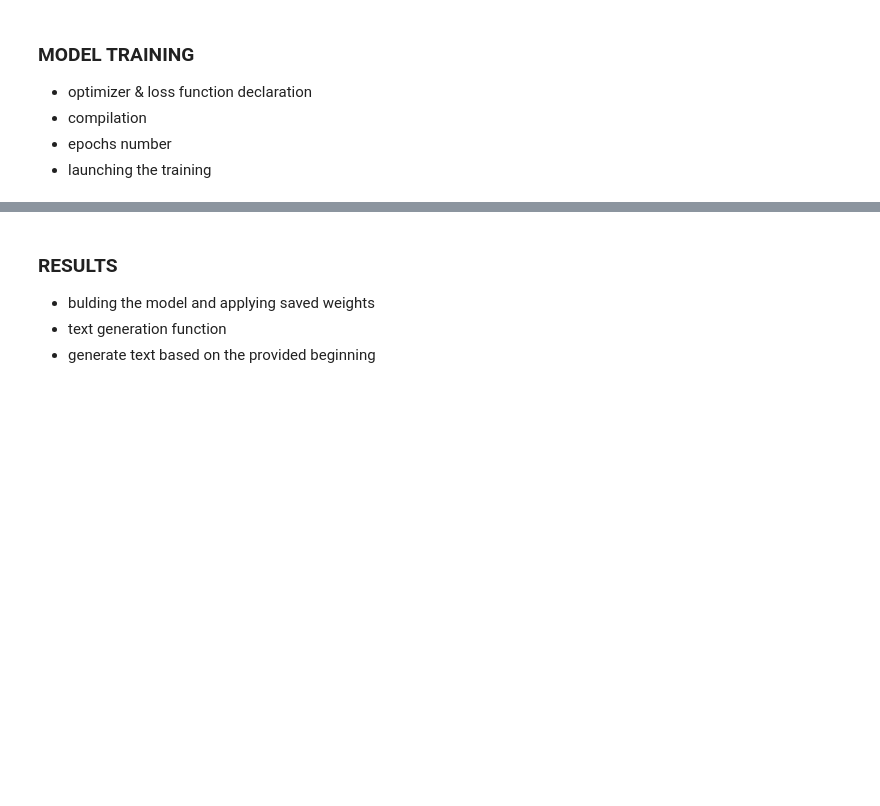
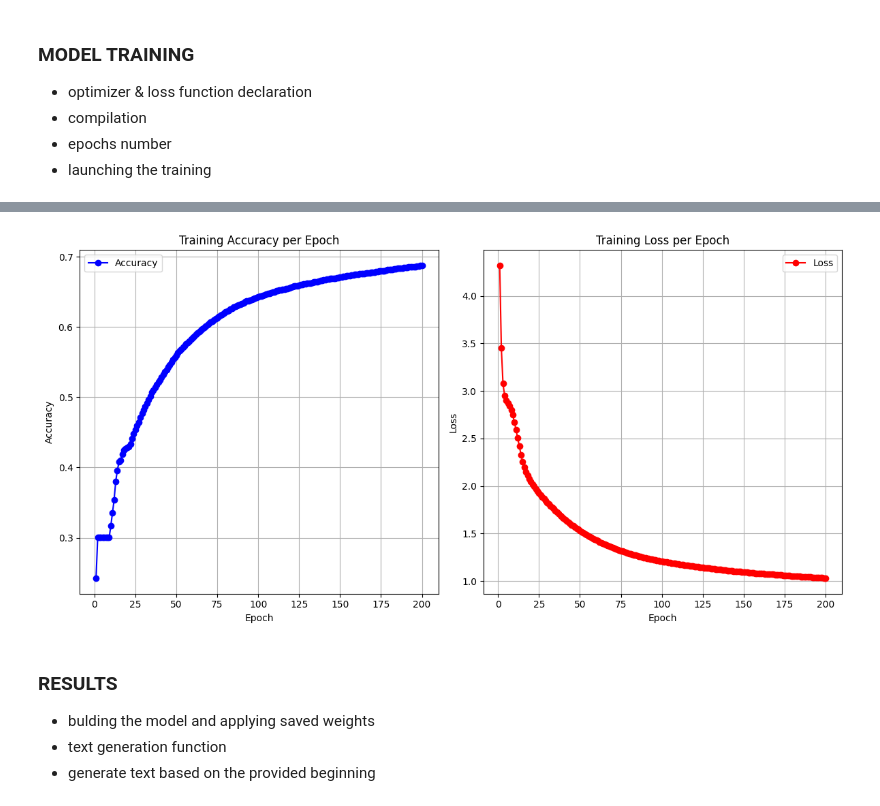
Before and after one commit to hubert-groen/NLP_text-generation, a Jupyter notebook: GRU_notebook.ipynb, the cells around one changed output, grey strips where cells are left out. Saved outputs shown, nothing was run; the diff lists cells and outputs as text; code cells hidden in the pictures; blank space fills up the shorter version.

```diff
--- a/GRU_notebook.ipynb
+++ b/GRU_notebook.ipynb
@@ -224,3 +224,36 @@ Epoch 122/200
+# %%
+import matplotlib.pyplot as plt
+
+# Pobranie wartości strat i dokładności z historii
+loss = history.history['loss']
+accuracy = history.history['accuracy']
+epochs = range(1, len(loss) + 1)
+
+# Wykres strat i dokładności
+plt.figure(figsize=(12, 6))
+
+# Wykres strat
+plt.subplot(1, 2, 1)
+plt.plot(epochs, accuracy, marker='o', label='Accuracy', color='blue')
+plt.title('Training Accuracy per Epoch')
+plt.xlabel('Epoch')
+plt.ylabel('Accuracy')
+plt.grid(True)
+plt.legend()
+
+# Wykres dokładności
+plt.subplot(1, 2, 2)
+plt.plot(epochs, loss, marker='o', label='Loss', color='red')
+plt.title('Training Loss per Epoch')
+plt.xlabel('Epoch')
+plt.ylabel('Loss')
+plt.grid(True)
+plt.legend()
+
+plt.tight_layout()
+plt.show()
+# %% [output]
+[figure, added]
 # %% [markdown]
 ### RESULTS
 - bulding the model and applying saved weights
```
Also changed, not shown: parts of 6 cells of this notebook, 4 other files.
